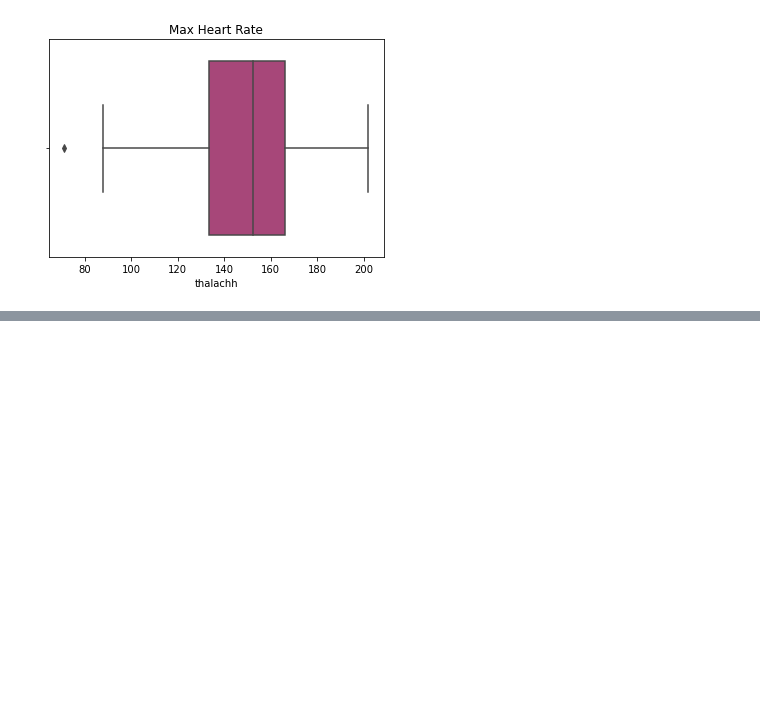
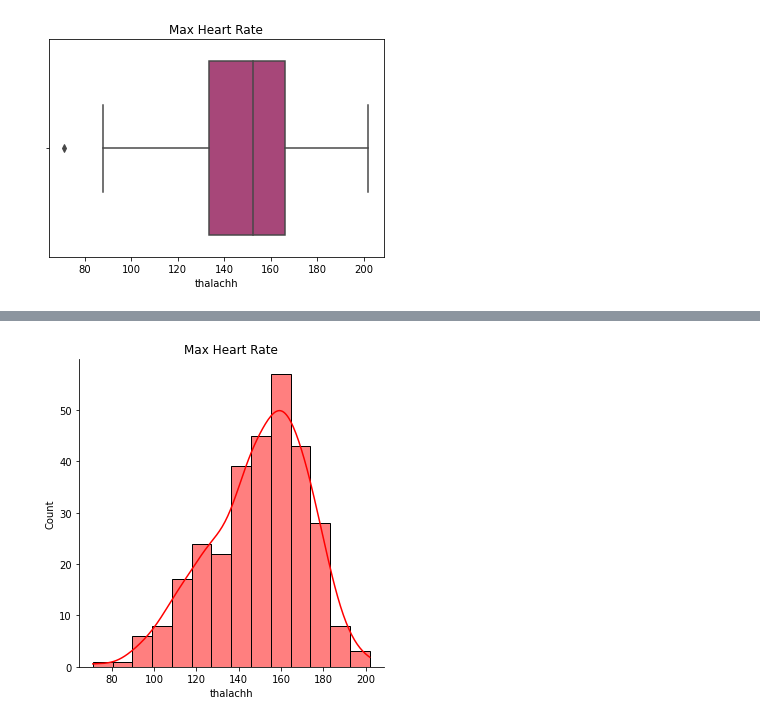
Before and after one commit to Si-D/Heart-Attack-Prediction, a Jupyter notebook: heartattackprediction.ipynb, the cells around one changed output, grey strips where cells are left out. Saved outputs shown, nothing was run; the diff lists cells and outputs as text; code cells hidden in the pictures; blank space fills up the shorter version.

```diff
--- a/heartattackprediction.ipynb
+++ b/heartattackprediction.ipynb
@@ -151,0 +166,6 @@ plt.show()
+# %%
+sns.displot(data=data, x='thalachh',kde=True,color='red')
+plt.title("Max Heart Rate")
+plt.show()
+# %% [output]
+[figure, added]
```
Also changed, not shown: parts of 8 cells of this notebook.
